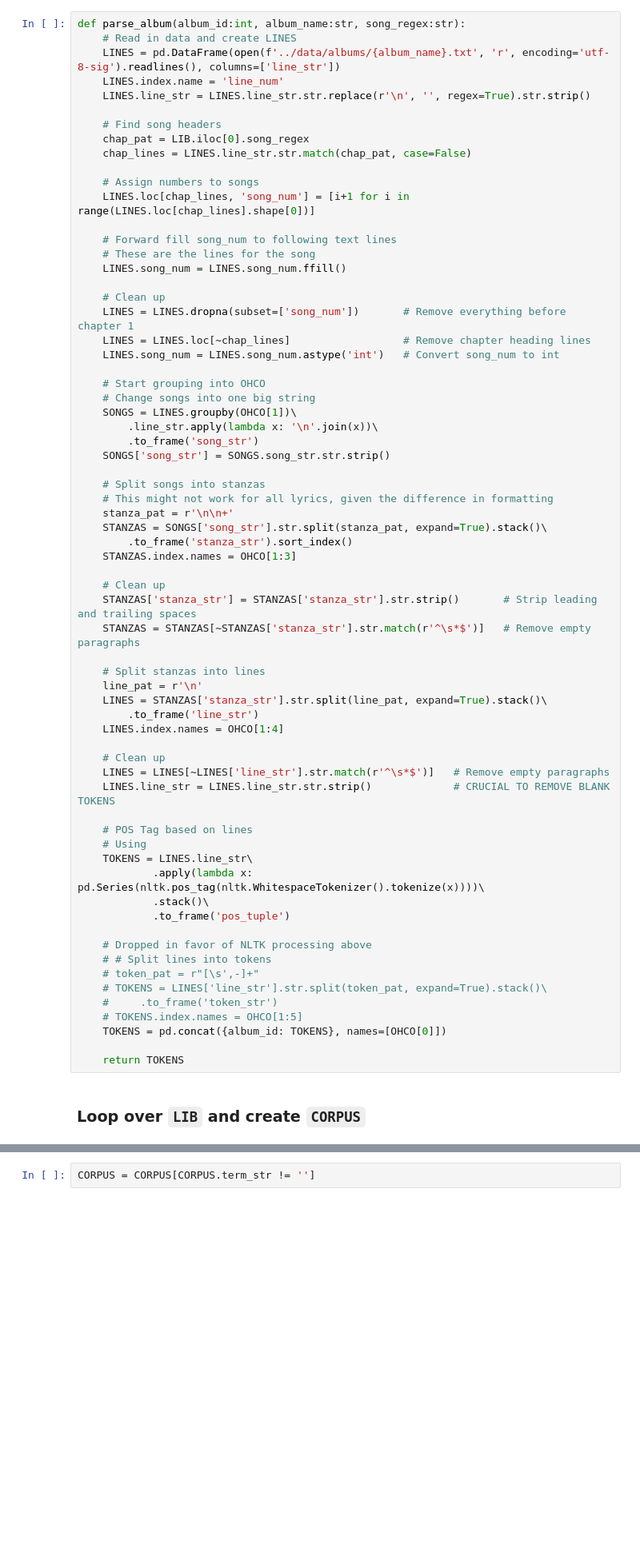
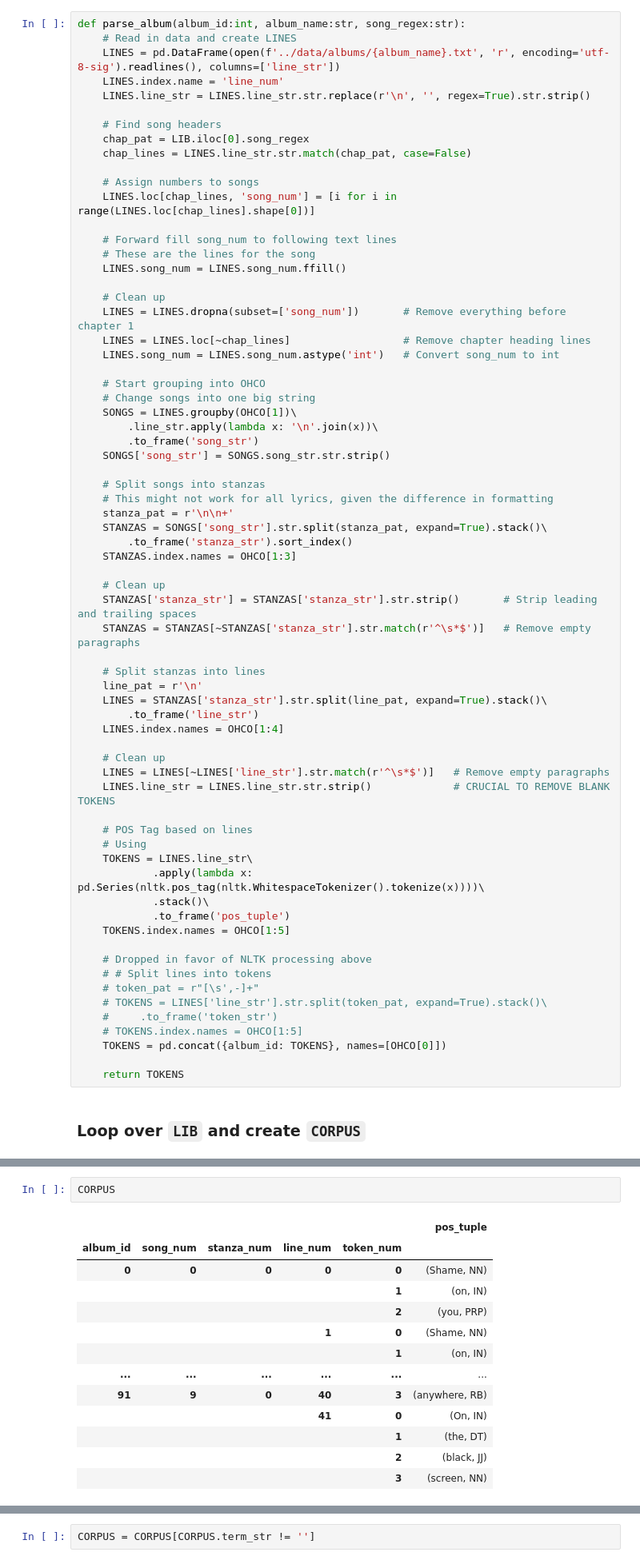
Before and after one commit to rlipps/Exploratory_Text_Analytics_Final, a Jupyter notebook: notebooks/Build_Tables.ipynb, the cells around one changed output, grey strips where cells are left out. Shown: that part at 80% size. Saved outputs shown, nothing was run; the diff lists cells and outputs as text; blank space fills up the shorter version.

Commit message:
Update tables notebook and tables

```diff
--- a/notebooks/Build_Tables.ipynb
+++ b/notebooks/Build_Tables.ipynb
@@ -449,7 +449,7 @@ def parse_album(album_id:int, album_name:str, song_regex:str):
     chap_lines = LINES.line_str.str.match(chap_pat, case=False)
 
     # Assign numbers to songs
-    LINES.loc[chap_lines, 'song_num'] = [i+1 for i in range(LINES.loc[chap_lines].shape[0])]
+    LINES.loc[chap_lines, 'song_num'] = [i for i in range(LINES.loc[chap_lines].shape[0])]
 
     # Forward fill song_num to following text lines
     # These are the lines for the song
@@ -494,6 +494,7 @@ def parse_album(album_id:int, album_name:str, song_regex:str):
             .apply(lambda x: pd.Series(nltk.pos_tag(nltk.WhitespaceTokenizer().tokenize(x))))\
             .stack()\
             .to_frame('pos_tuple')
+    TOKENS.index.names = OHCO[1:5]
 
     # Dropped in favor of NLTK processing above
     # # Split lines into tokens
@@ -513,3 +514,19 @@ for album_id in LIB.index:
     albums.append(parse_album(album_id, LIB.iloc[album_id].album_name, LIB.iloc[album_id].song_regex))
 
 CORPUS = pd.concat(albums).sort_index()
+# %%
+CORPUS
+# %% [output]
+|  |  |  |  |  | pos_tuple |
+| album_id | song_num | stanza_num | line_num | token_num |  |
+| 0 | 0 | 0 | 0 | 0 | (Shame, NN) |
+|  |  |  |  | 1 | (on, IN) |
+|  |  |  |  | 2 | (you, PRP) |
+|  |  |  | 1 | 0 | (Shame, NN) |
+|  |  |  |  | 1 | (on, IN) |
+| ... | ... | ... | ... | ... | ... |
+| 91 | 9 | 0 | 40 | 3 | (anywhere, RB) |
+|  |  |  | 41 | 0 | (On, IN) |
+|  |  |  |  | 1 | (the, DT) |
+|  |  |  |  | 2 | (black, JJ) |
+|  |  |  |  | 3 | (screen, NN) |
```
Also changed, not shown: parts of 10 cells of this notebook, 6 other files.
